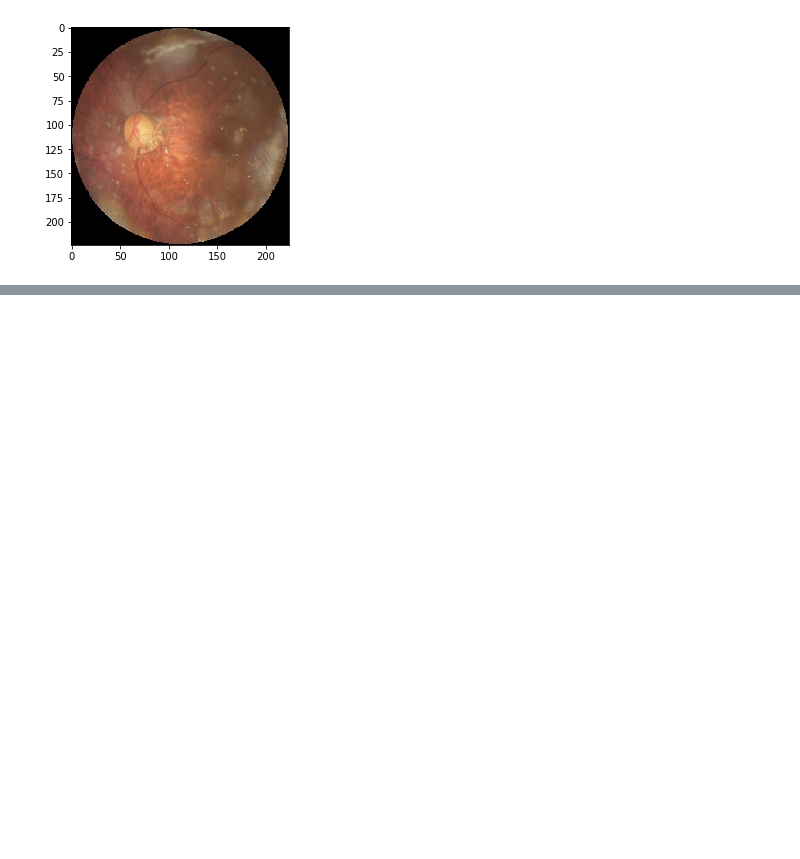
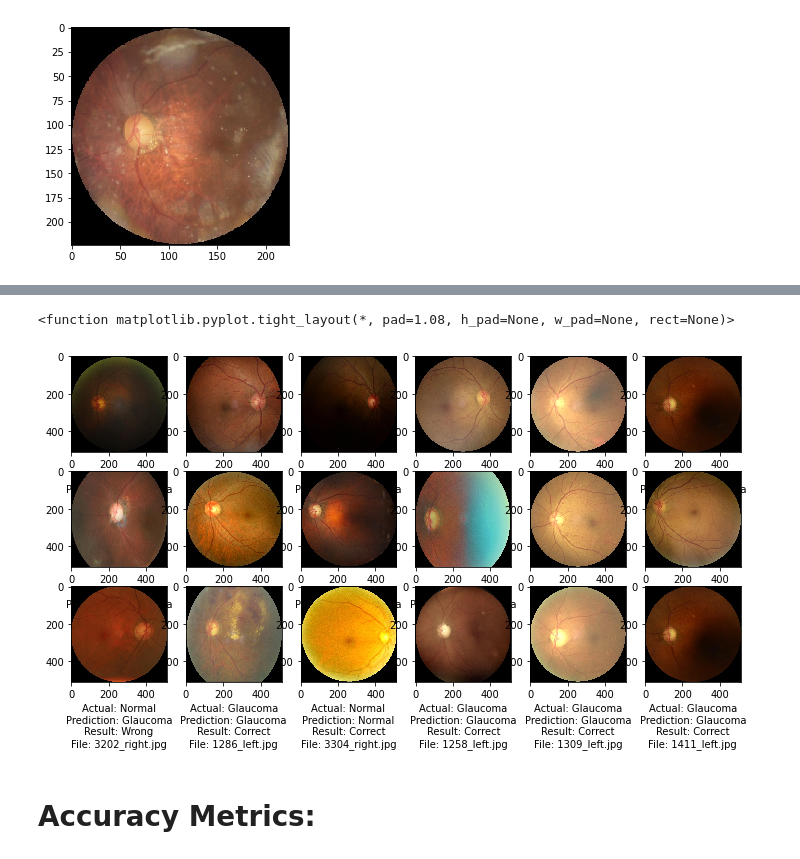
Before and after one commit to ethanrasmussen/ocularimg_test, a Jupyter notebook: glaucoma_model.ipynb, the cells around one changed output, grey strips where cells are left out. Saved outputs shown, nothing was run; the diff lists cells and outputs as text; code cells hidden in the pictures; blank space fills up the shorter version.

Commit message:
completed 1st glaucoma model

```diff
--- a/glaucoma_model.ipynb
+++ b/glaucoma_model.ipynb
@@ -259,0 +301,6 @@ plt.show()
+# %%
+# set constants for model training
+batch_size = 32
+n_spe = train_gen.samples // batch_size
+n_val_steps = valid_gen.samples // batch_size
+n_epochs = 30
@@ -259,0 +335,6 @@ plt.show()
+# %%
+from keras.models import load_model
+model = load_model('./vgg16_glaucoma.h5')
+# %%
+test_gen.reset()
+pred = model.predict_generator(test_gen,verbose=1,steps=test_gen.samples/batch_size)
@@ -259,0 +348,8 @@ plt.show()
+# %%
+predicted_class_idx=np.argmax(pred,axis=1)
+valid_labels = dict((value,key) for key,value in valid_gen.class_indices.items())
+pred_labels = [valid_labels[key] for key in predicted_class_idx]
+
+filenames = test_gen.filenames
+prediction_df = pd.DataFrame({'Filename': filenames,'Prediction': [valid_labels[key] for key in predicted_class_idx]})
+prediction_df.head()
@@ -259,0 +363,36 @@ plt.show()
+# %%
+plt.figure(figsize=(12,6))
+
+for i in range(18):
+    # load image & category
+    sample = random.choice(range(test_gen.samples))
+    img = test_gen.filenames[sample]
+    img_rgb = cv2.cvtColor(cv2.imread(os.path.join(img_dir, img)), cv2.COLOR_BGR2RGB)
+    category = test_gen.labels[sample]
+    pred_category = pred_labels[sample]
+    # label category & check if right/wrong
+    if category== 1:
+        label = "Normal"
+    else:
+        label = "Glaucoma"
+
+    if pred_category== "normal":
+        pred_label = "Normal"
+    else:
+        pred_label = "Glaucoma"
+
+    if label == pred_label:
+        result = "Correct"
+    else:
+        result = "Wrong"
+    # plot img
+    plt.subplot(3,6,i+1)
+    plt.imshow(img_rgb, interpolation='nearest')
+    plt.xlabel("Actual: {}\nPrediction: {}\nResult: {}\nFile: {}".format(label, pred_label, result, test_gen.filenames[sample]))
+
+plt.tight_layout
+# %% [output]
+<function matplotlib.pyplot.tight_layout(*, pad=1.08, h_pad=None, w_pad=None, rect=None)>
+[figure, added]
+# %% [markdown]
+# Accuracy Metrics:
```
Also changed, not shown: parts of 11 cells of this notebook.
